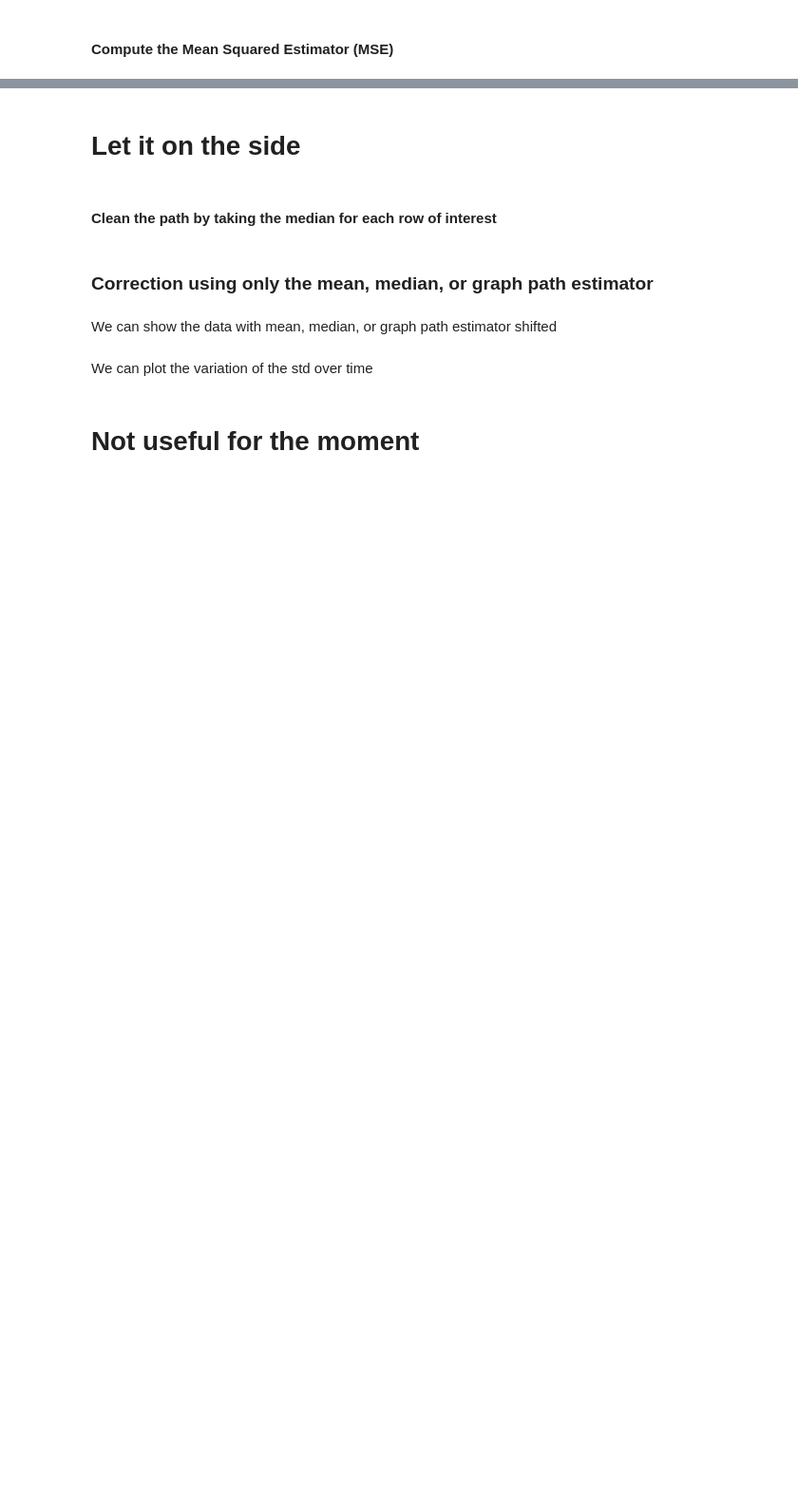
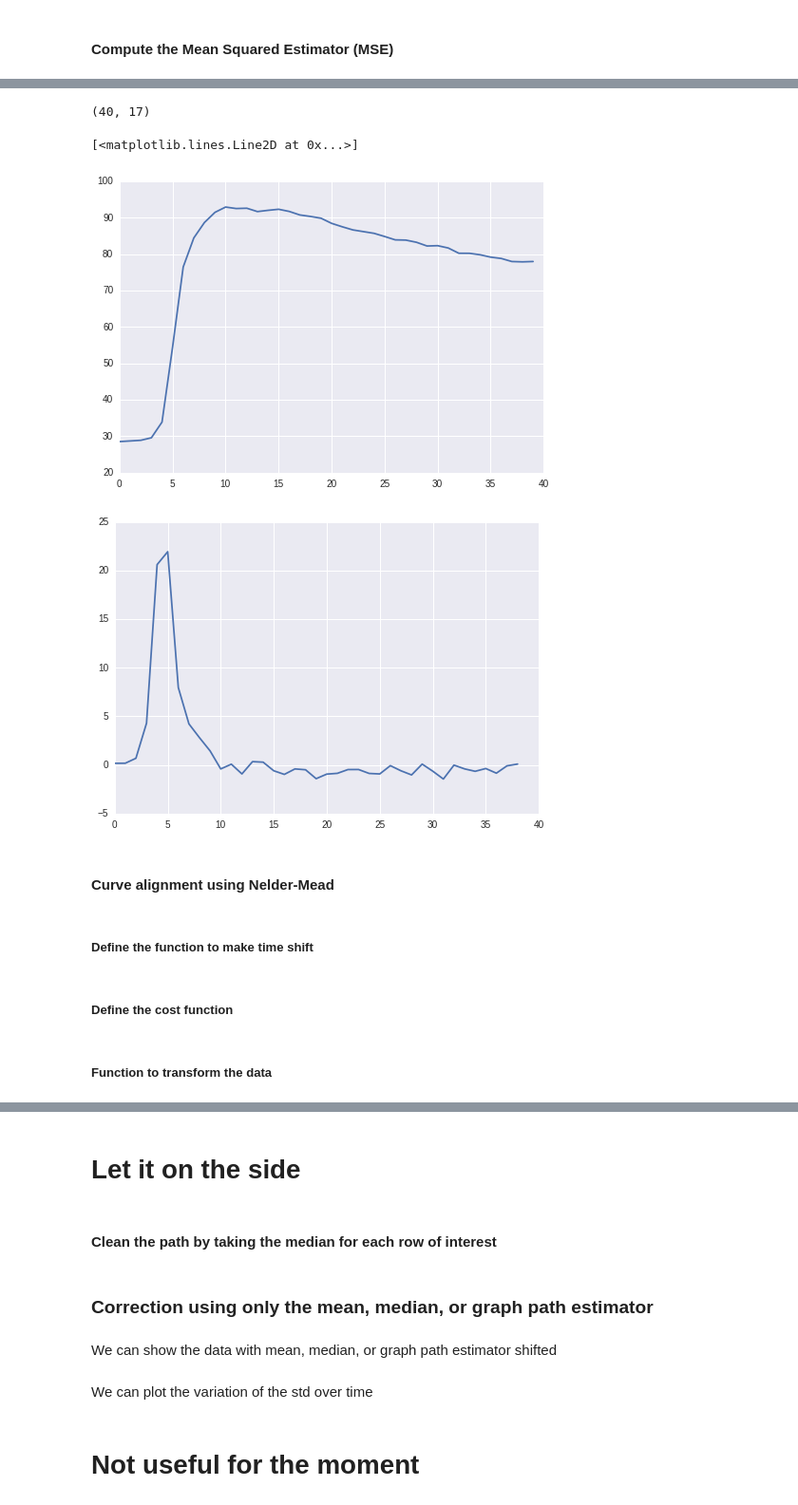
Before and after one commit to I2Cvb/prostate, a Jupyter notebook: notebook/normalisation-dce.ipynb, the cells around one changed output, grey strips where cells are left out. Shown at 95% size. Saved outputs shown, nothing was run; the diff lists cells and outputs as text; code cells hidden in the pictures; blank space fills up the shorter version.

```diff
--- a/notebook/normalisation-dce.ipynb
+++ b/notebook/normalisation-dce.ipynb
@@ -406,0 +587,16 @@ patient_list[pat_vis].mse_var = vari
+# %%
+print cv_to_al.shape
+
+plt.figure()
+plt.plot(np.mean(cv_to_al, axis=1))
+plt.figure()
+plt.plot(np.diff(np.mean(cv_to_al, axis=1)))
+# %% [output]
+(40, 17)
+[<matplotlib.lines.Line2D at 0x...>]
+[figure, added]
+[figure, added]
+# %% [markdown]
+#### Curve alignment using Nelder-Mead
+# %% [markdown]
+##### Define the function to make time shift
@@ -406,0 +623,2 @@ patient_list[pat_vis].mse_var = vari
+# %% [markdown]
+##### Define the cost function
@@ -406,0 +632,2 @@ patient_list[pat_vis].mse_var = vari
+# %% [markdown]
+##### Function to transform the data
```
Also changed, not shown: parts of 17 cells of this notebook, 1 other file.
